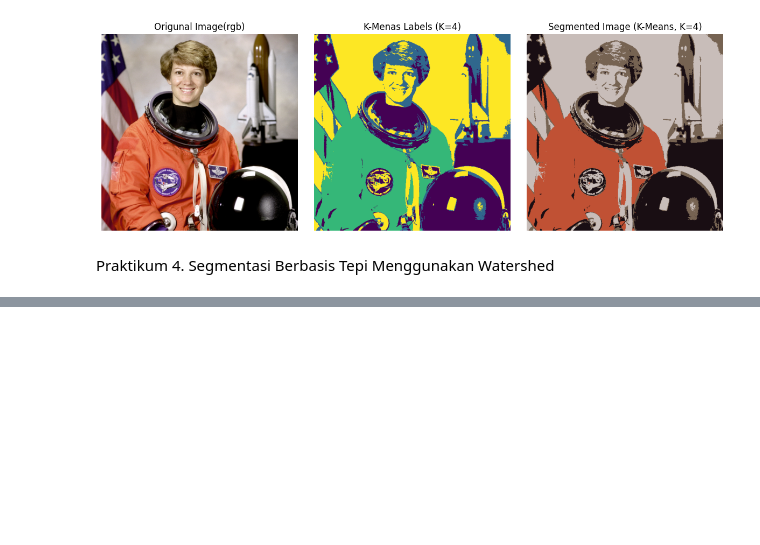
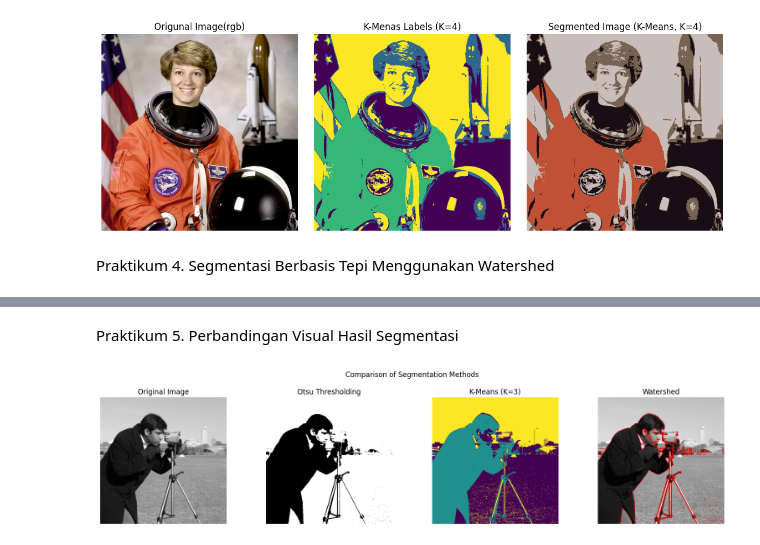
Before and after one commit to DanuAlamsyah/Pengolahan-Citra, a Jupyter notebook: Tugas4.ipynb, the cells around one changed output, grey strips where cells are left out. Saved outputs shown, nothing was run; the diff lists cells and outputs as text; code cells hidden in the pictures; blank space fills up the shorter version.

```diff
--- a/Tugas4.ipynb
+++ b/Tugas4.ipynb
@@ -176,0 +211,63 @@ elevation_map = filters.sobel(image_coins)
+# %% [markdown]
+Praktikum 5. Perbandingan Visual Hasil Segmentasi
+# %%
+import matplotlib.pyplot as plt
+from skimage import data, filters, segmentation, img_as_float, color
+from sklearn.cluster import KMeans
+import numpy as np
+import warnings
+
+# 1. Pilih satu citra untuk perbandingan (misal: camera)
+image = data.camera()
+image_float = img_as_float(image)
+
+# 2. Lakukan beberapa metode segmentasi
+# a) Otsu Thresholding
+thresh_otsu = filters.threshold_otsu(image)
+binary_otsu = image > thresh_otsu
+
+# b) K-Means (misal K=3)
+# Reshape untuk K-Means (1 fitur: intensitas)
+rows, cols = image.shape
+pixel_features = image_float.reshape(rows * cols, 1)
+n_clusters = 3
+kmeans = KMeans(n_clusters=n_clusters, random_state=0, n_init=10)
+with warnings.catch_warnings():
+    warnings.simplefilter("ignore")
+    pixel_labels = kmeans.fit_predict(pixel_features)
+segmented_kmeans_labels = pixel_labels.reshape(rows, cols)
+
+# c) Watershed (gunakan marker sederhana dari Otsu)
+elevation_map = filters.sobel(image)
+markers = np.zeros_like(image)
+markers[image < thresh_otsu] = 1
+markers[image > thresh_otsu] = 2
+segmentation_watershed = segmentation.watershed(elevation_map, markers)
+
+# 3. Visualisasi Perbandingan
+fig, axes = plt.subplots(1, 4, figsize=(16, 4), sharex=True, sharey=True)
+ax = axes.ravel()
+
+ax[0].imshow(image, cmap=plt.cm.gray)
+ax[0].set_title('Original Image')
+ax[0].axis('off')
+
+ax[1].imshow(binary_otsu, cmap=plt.cm.gray)
+ax[1].set_title('Otsu Thresholding')
+ax[1].axis('off')
+
+ax[2].imshow(segmented_kmeans_labels, cmap='viridis') # Gunakan cmap berbeda untuk label
+ax[2].set_title(f'K-Means (K={n_clusters})')
+ax[2].axis('off')
+
+# Gunakan mark_boundaries untuk Watershed agar lebih jelas
+segmented_watershed_colored = segmentation.mark_boundaries(image_float, segmentation_watershed, color=(1,0,0)) # Batas merah
+ax[3].imshow(segmented_watershed_colored)
+ax[3].set_title('Watershed')
+ax[3].axis('off')
+
+plt.suptitle('Comparison of Segmentation Methods')
+plt.tight_layout(rect=[0, 0.03, 1, 0.95]) # Adjust layout to make space for suptitle
+plt.show()
+# %% [output]
+[figure, added]
```
Also changed, not shown: parts of 2 cells of this notebook.
